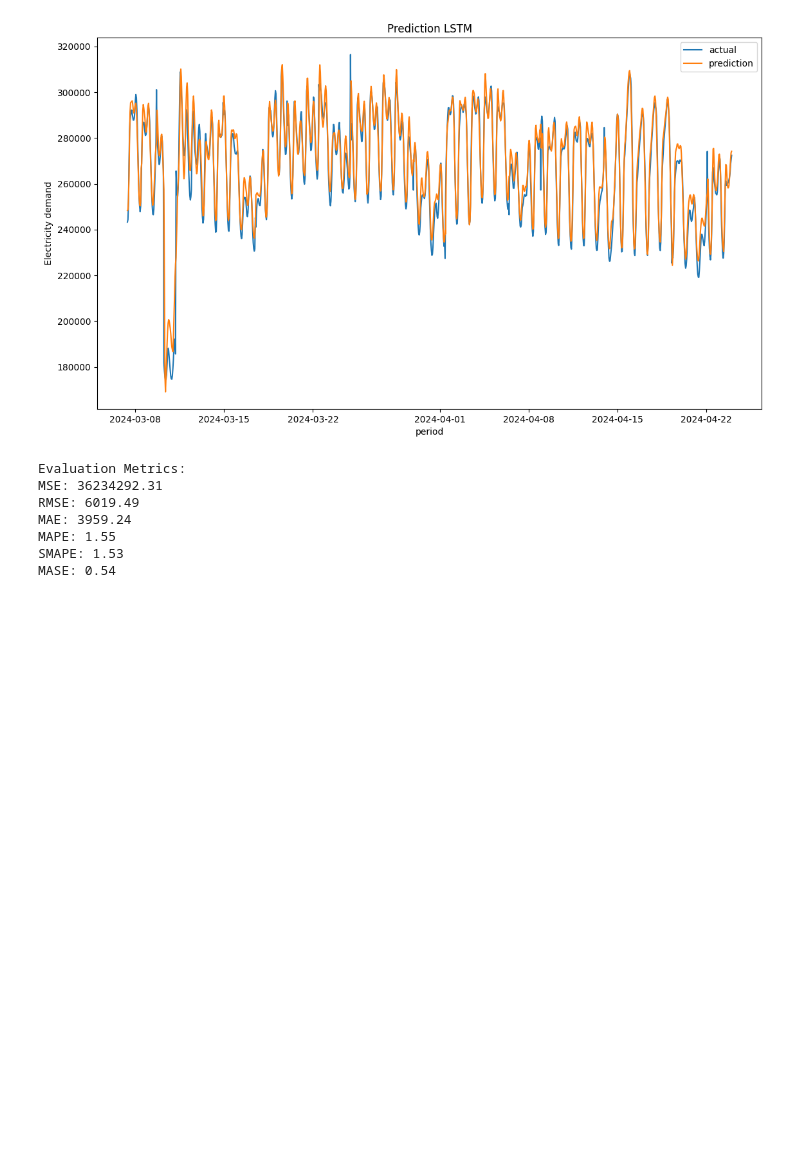
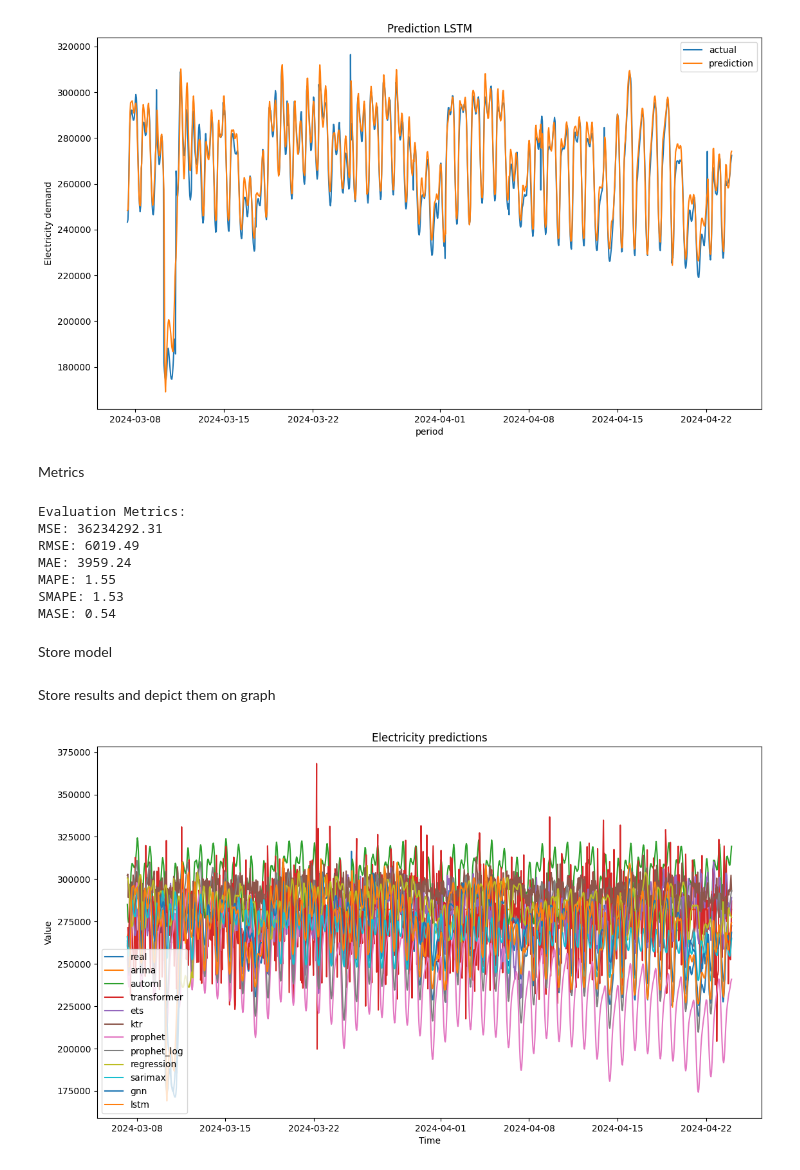
Before and after one commit to samuell07/timeseries-forecasting, a Jupyter notebook: electricity/models/electricity-lstm.ipynb, the cells around one changed output. Saved outputs shown, nothing was run; the diff lists cells and outputs as text; code cells hidden in the pictures; blank space fills up the shorter version.

```diff
--- a/electricity/models/electricity-lstm.ipynb
+++ b/electricity/models/electricity-lstm.ipynb
@@ -348,6 +347,8 @@ ax.xaxis.set_major_formatter(mdates.DateFormatter('%Y-%m-%d'))
 plt.show()
 # %% [output]
 [figure]
+# %% [markdown]
+Metrics
 # %%
 print_evaluation_metrics(unscaled_y_pred, unscaled_y_test-1, unscaled_y_train-1)
 # %% [output]
@@ -358,5 +359,13 @@ MAE: 3959.24
 MAPE: 1.55
 SMAPE: 1.53
 MASE: 0.54
+# %% [markdown]
+Store model
 # %%
 store_model(regressor, "lstm")
+# %% [markdown]
+Store results and depict them on graph
+# %%
+store_predictions_and_create_graph("lstm", dates[-data_length:], unscaled_y_pred, unscaled_y_test-1, "Electricity")
+# %% [output]
+[figure, added]
```
Also changed, not shown: parts of 14 cells of this notebook, 28 other files.
